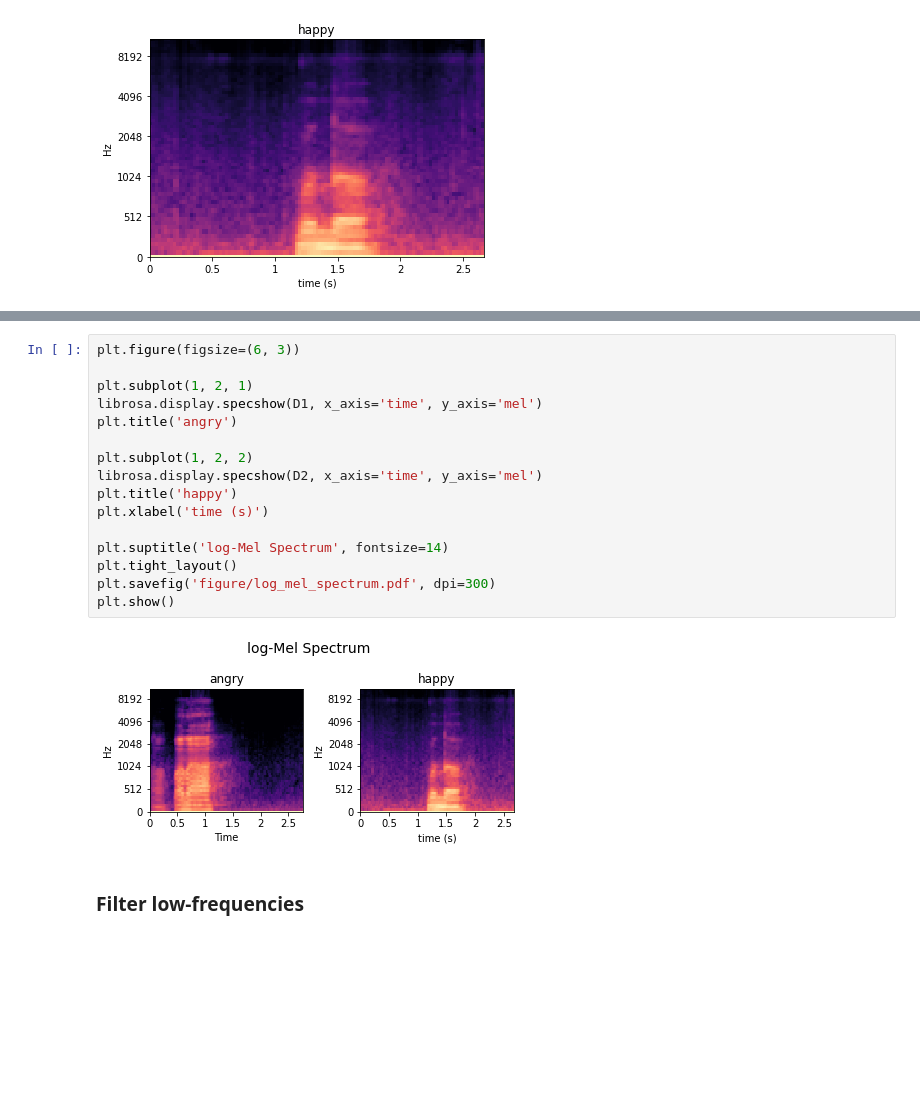
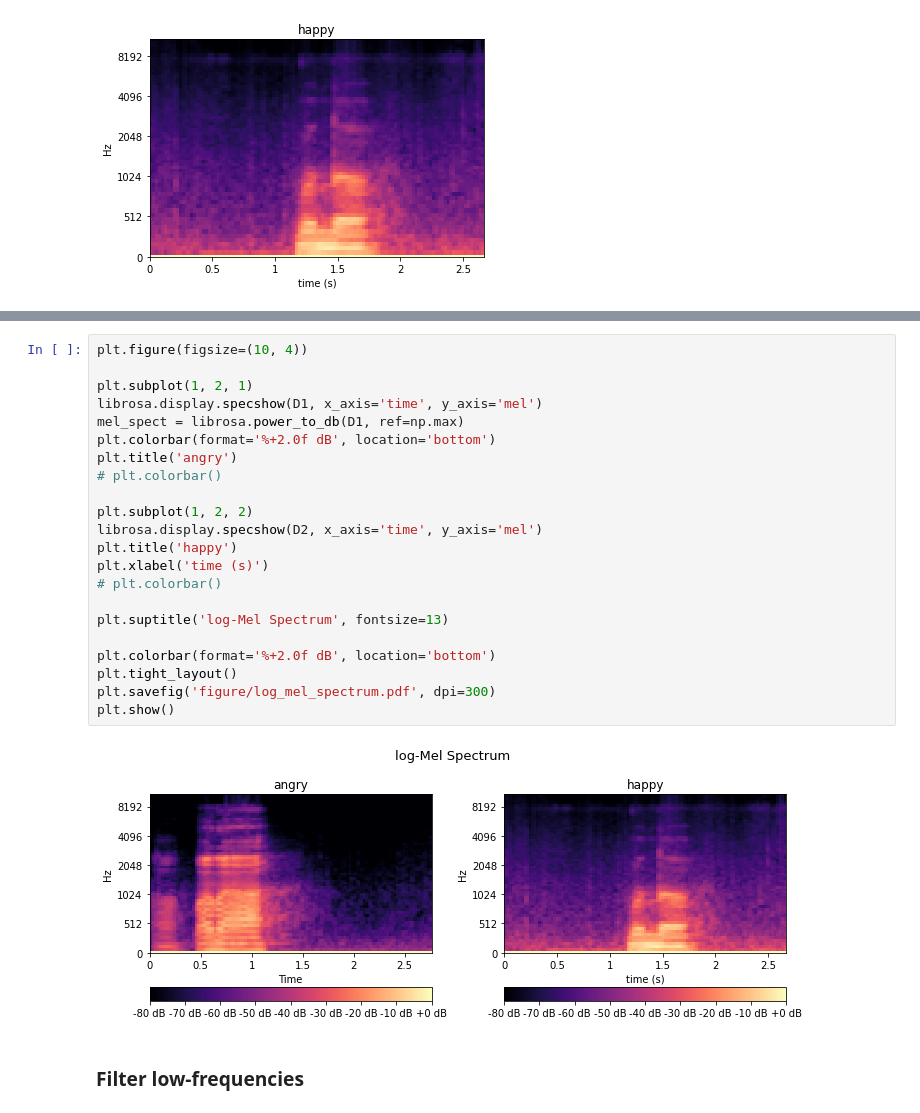
Before and after one commit to manami-16/voice_classification, a Jupyter notebook: data_exploration.ipynb, the cells around one changed output, grey strips where cells are left out. Cells and saved outputs as stored; diff of their text form; blank space fills up the shorter version.

```diff
--- a/data_exploration.ipynb
+++ b/data_exploration.ipynb
@@ -178,21 +237,27 @@ plt.show()
 # %%
-plt.figure(figsize=(6, 3))
+plt.figure(figsize=(10, 4))
 
 plt.subplot(1, 2, 1)
 librosa.display.specshow(D1, x_axis='time', y_axis='mel')
+mel_spect = librosa.power_to_db(D1, ref=np.max)
+plt.colorbar(format='%+2.0f dB', location='bottom')
 plt.title('angry')
+# plt.colorbar()
 
 plt.subplot(1, 2, 2)
 librosa.display.specshow(D2, x_axis='time', y_axis='mel')
 plt.title('happy')
 plt.xlabel('time (s)')
+# plt.colorbar()
 
-plt.suptitle('log-Mel Spectrum', fontsize=14)
+plt.suptitle('log-Mel Spectrum', fontsize=13)
+
+plt.colorbar(format='%+2.0f dB', location='bottom')
 plt.tight_layout()
 plt.savefig('figure/log_mel_spectrum.pdf', dpi=300)
 plt.show()
 # %% [output]
-[figure, old version]
+[figure, new version]
 # %% [markdown]
 ### Filter low-frequencies
 # %%
```
Also changed, not shown: parts of 21 cells of this notebook, 20 other files.
